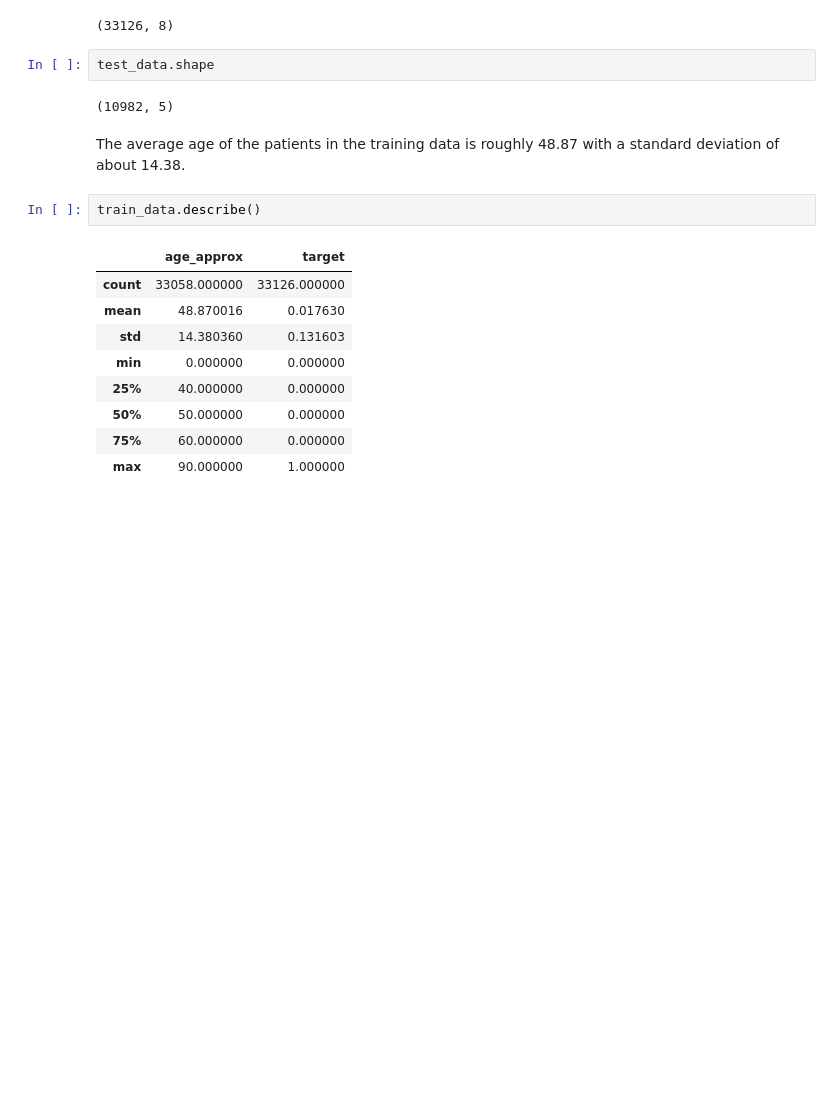
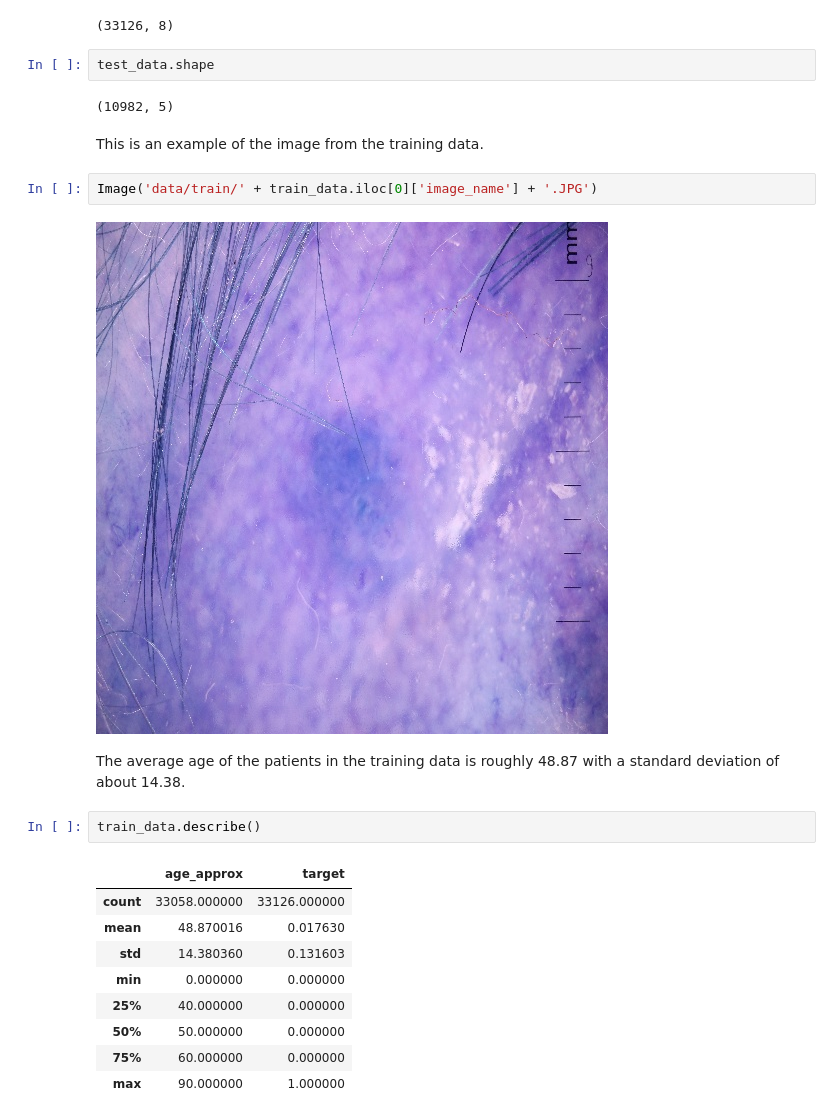
Before and after one commit to lindsaystrong7/6600_Final_Project, a Jupyter notebook: eda.ipynb, the cells around one changed output. Saved outputs shown, nothing was run; the diff lists cells and outputs as text; blank space fills up the shorter version.

Commit message:
added example photo to eda

```diff
--- a/eda.ipynb
+++ b/eda.ipynb
@@ -40,6 +41,12 @@ train_data.shape
 test_data.shape
 # %% [output]
 (10982, 5)
+# %% [markdown]
+This is an example of the image from the training data.
+# %%
+Image('data/train/' + train_data.iloc[0]['image_name'] + '.JPG')
+# %% [output]
+[figure, added]
 # %% [markdown]
 The average age of the patients in the training data is roughly 48.87 with a standard deviation of about 14.38.
 # %%
```
Also changed, not shown: parts of 8 cells of this notebook.
